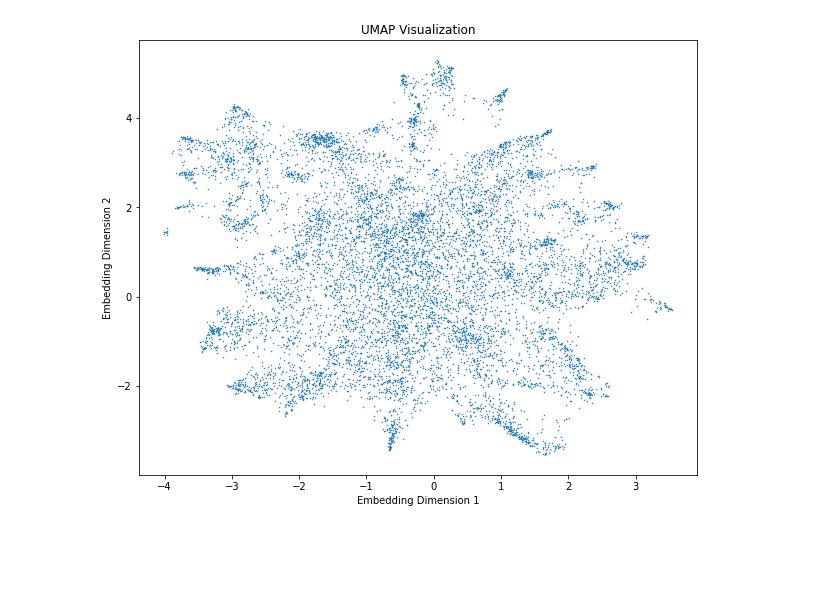
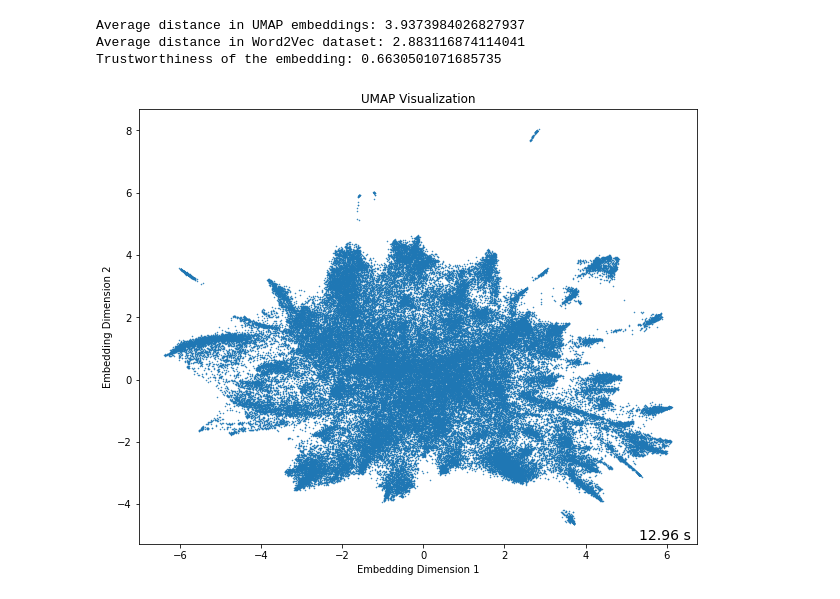
Before and after one commit to mymermer/MLCMS, a Jupyter notebook: Project/test_UMAP_GPU.ipynb, the cells around one changed output. Cells and saved outputs as stored; diff of their text form; code cells hidden in the pictures; blank space fills up the shorter version.

Commit message:
umap chnages

```diff
--- a/Project/test_UMAP_GPU.ipynb
+++ b/Project/test_UMAP_GPU.ipynb
@@ -4,9 +4,12 @@ from UMAP_GPU import *
 # %%
 # Load the Word2Vec model
 binary_file_path = './GoogleNews-vectors-negative300.bin' #download it and put it to your directory
 word2vec_model = KeyedVectors.load_word2vec_format(binary_file_path, binary=True)
 
-# Call the umap_visualization function
-umap_visualization(word2vec_model,subset_size= 10000, n_neighbors=10, n_components=2)
+# Call the umap_visualization_word2vec function
+umap_visualization_word2vec(word2vec_model, subset_size=100000, embedding_n_neighbors=10, pairwise_distances_sample_size=200)
 # %% [output]
+Average distance in UMAP embeddings: 3.9373984026827937
+Average distance in Word2Vec dataset: 2.883116874114041
+Trustworthiness of the embedding: 0.6630501071685735
-[figure, old version]
+[figure, new version]
```
Also changed, not shown: parts of 2 cells of this notebook, 1 other file.
